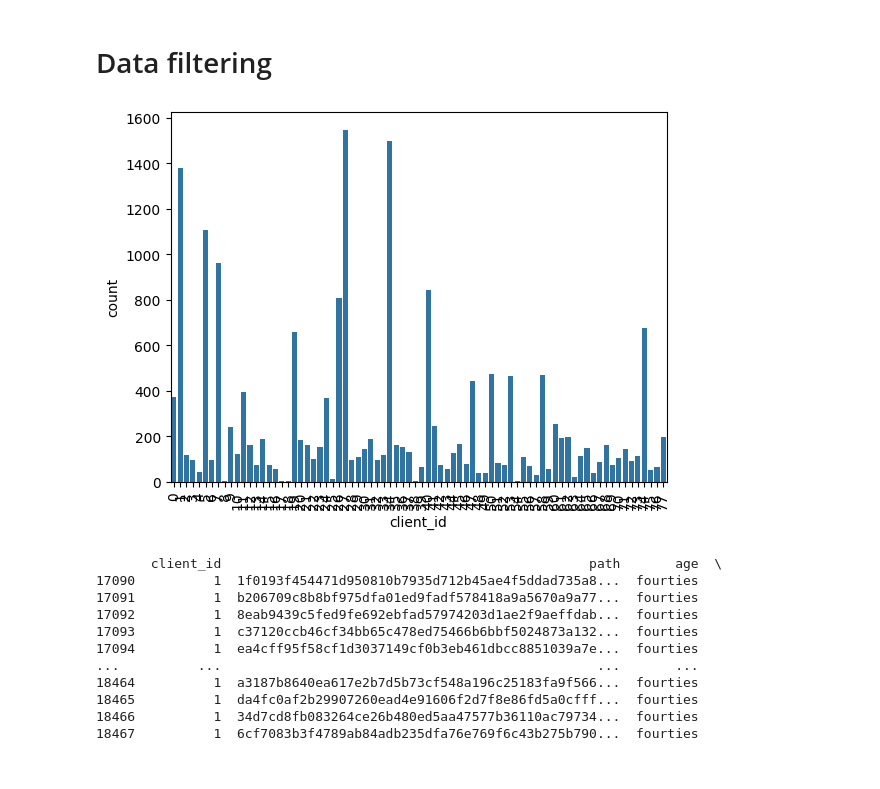
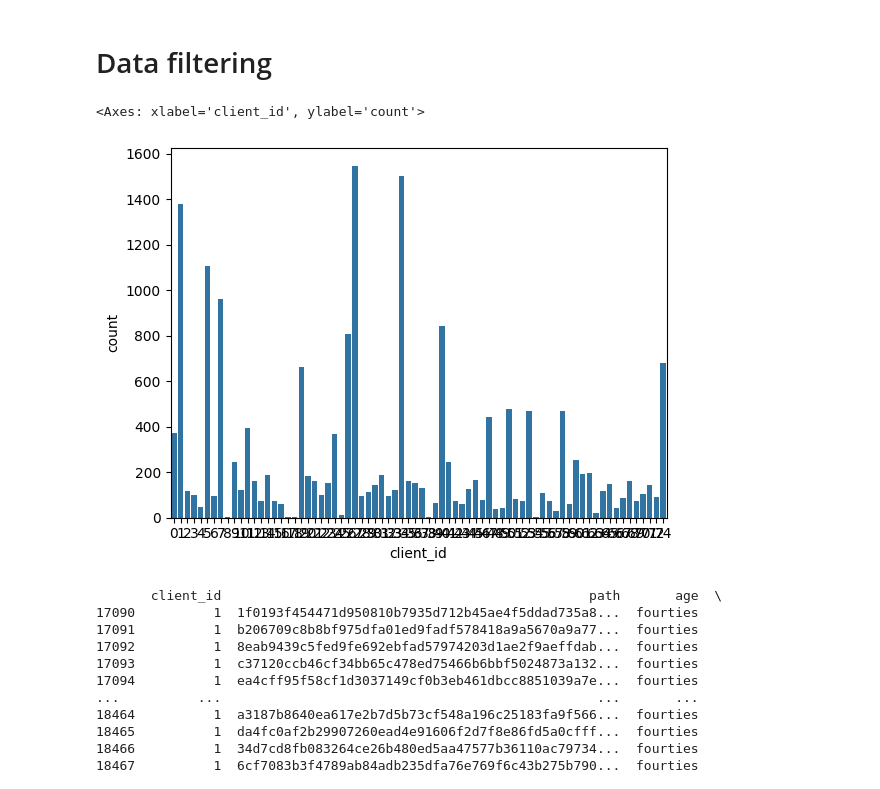
Before and after one commit to Lucas-dev-974/voice-recognizer, a Jupyter notebook: ia/build-dataset.ipynb, the cells around one changed output. Saved outputs shown, nothing was run; the diff lists cells and outputs as text; code cells hidden in the pictures.

```diff
--- a/ia/build-dataset.ipynb
+++ b/ia/build-dataset.ipynb
@@ -158,9 +158,9 @@ Name: client_id, Length: 18938, dtype: int64
 # Data filtering
 # %%
 sns.countplot(x=dataframe["client_id"]) # plot the categories
-plt.xticks(rotation=90);
 # %% [output]
+<Axes: xlabel='client_id', ylabel='count'>
-[figure, old version]
+[figure, new version]
 # %%
 print(dataframe.query("client_id == 1"))
 # %% [output]
```
Also changed, not shown: parts of 20 cells of this notebook, 2 other files.
